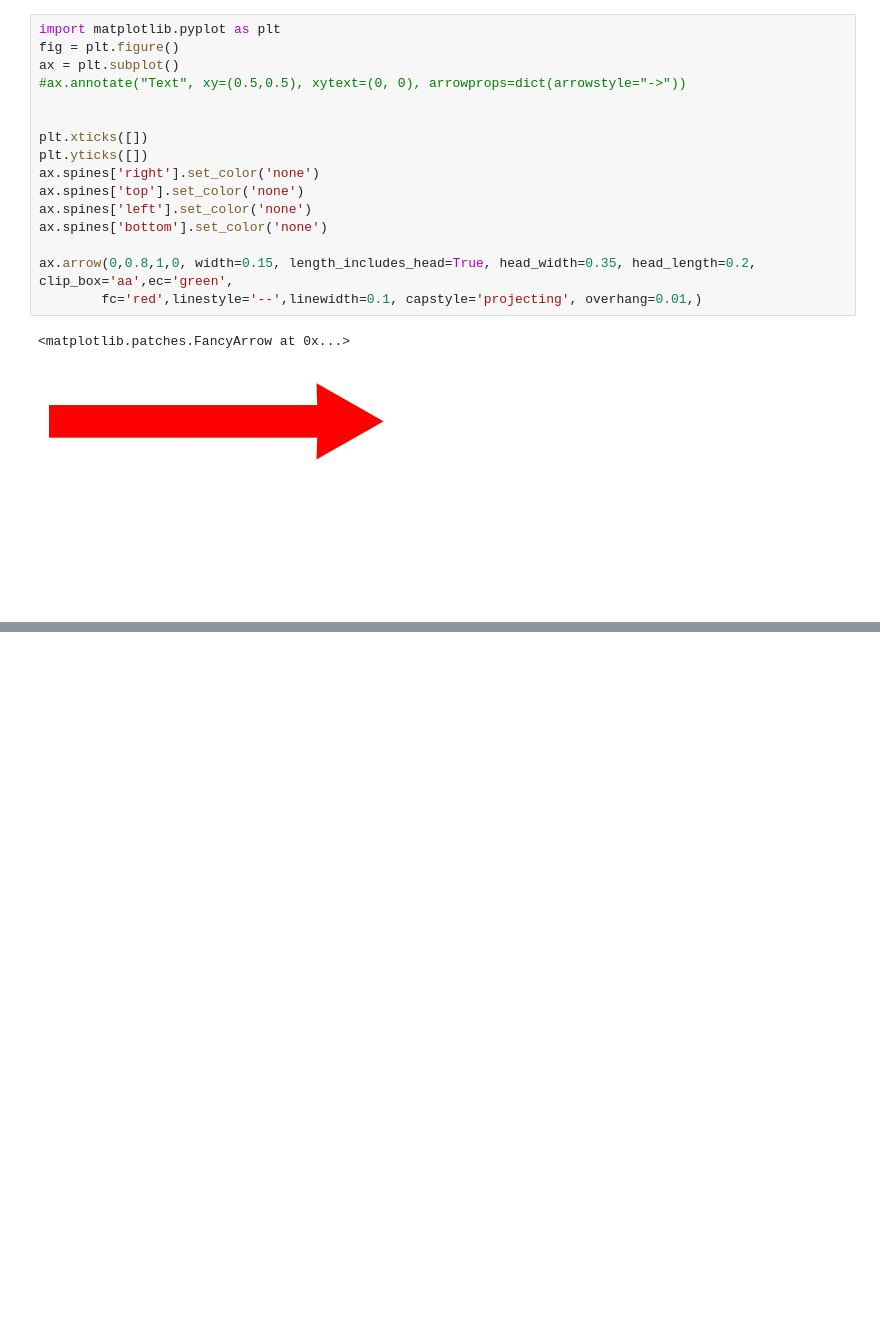
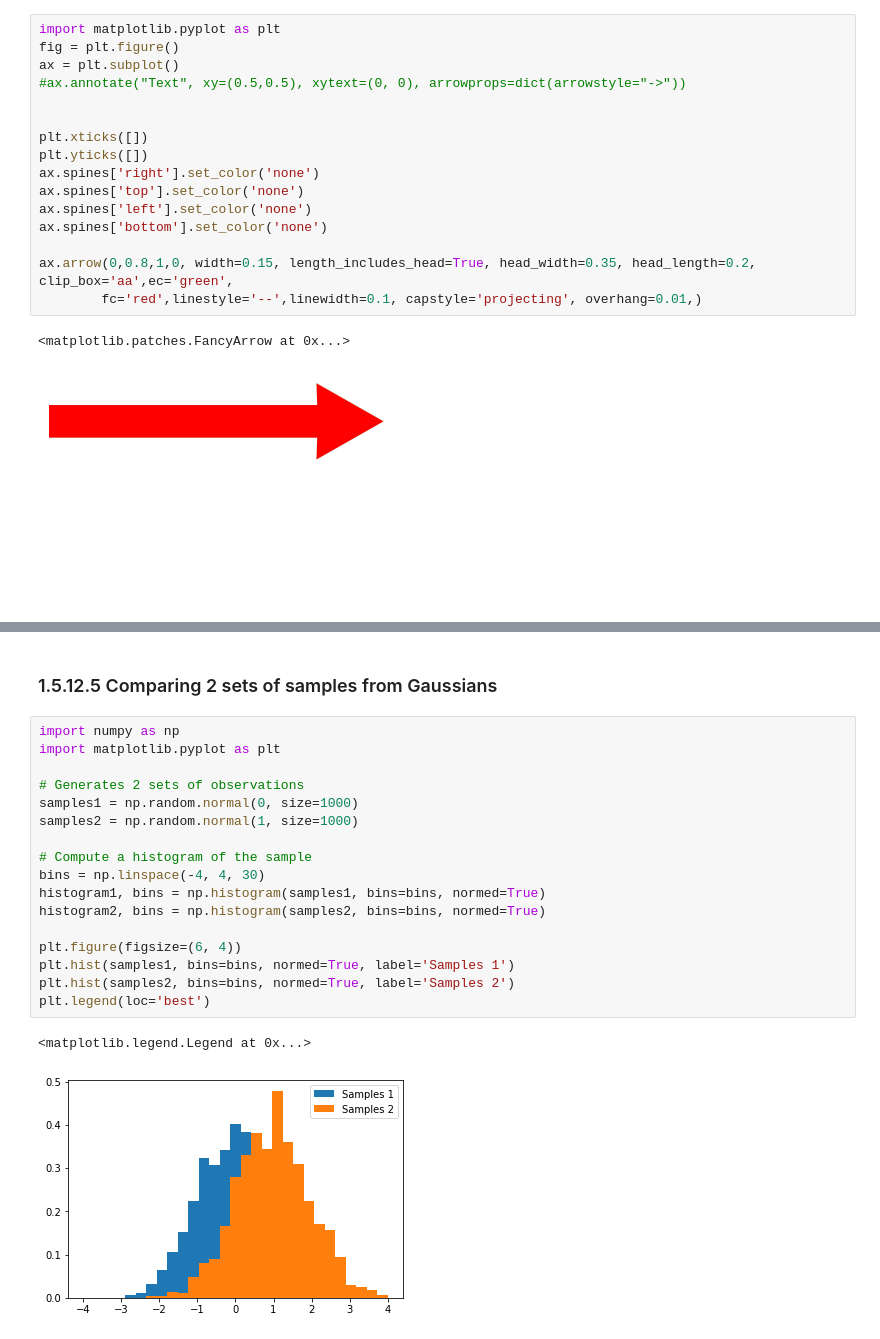
Before and after one commit to Li-Michael/learn, a Jupyter notebook: scipy_lecture/1.5_scipy_learning_note_1.5_scipy_high-level_scientific_computing.ipynb, the cells around one changed output, grey strips where cells are left out. Drawn from its saved outputs; the diff is of its cells as text; blank space fills up the shorter version.

```diff
--- a/scipy_lecture/1.5_scipy_learning_note_1.5_scipy_high-level_scientific_computing.ipynb
+++ b/scipy_lecture/1.5_scipy_learning_note_1.5_scipy_high-level_scientific_computing.ipynb
@@ -1226,0 +1268,22 @@ ax.arrow(0,0.8,1,0, width=0.15, length_includes_head=True, head_width=0.35, head
+# %% [markdown]
+### 1.5.12.5 Comparing 2 sets of samples from Gaussians
+# %%
+import numpy as np
+import matplotlib.pyplot as plt
+
+# Generates 2 sets of observations
+samples1 = np.random.normal(0, size=1000)
+samples2 = np.random.normal(1, size=1000)
+
+# Compute a histogram of the sample
+bins = np.linspace(-4, 4, 30)
+histogram1, bins = np.histogram(samples1, bins=bins, normed=True)
+histogram2, bins = np.histogram(samples2, bins=bins, normed=True)
+
+plt.figure(figsize=(6, 4))
+plt.hist(samples1, bins=bins, normed=True, label='Samples 1')
+plt.hist(samples2, bins=bins, normed=True, label='Samples 2')
+plt.legend(loc='best')
+# %% [output]
+<matplotlib.legend.Legend at 0x...>
+[figure, added]
```
Also changed, not shown: parts of 68 cells of this notebook, 28 other files.
